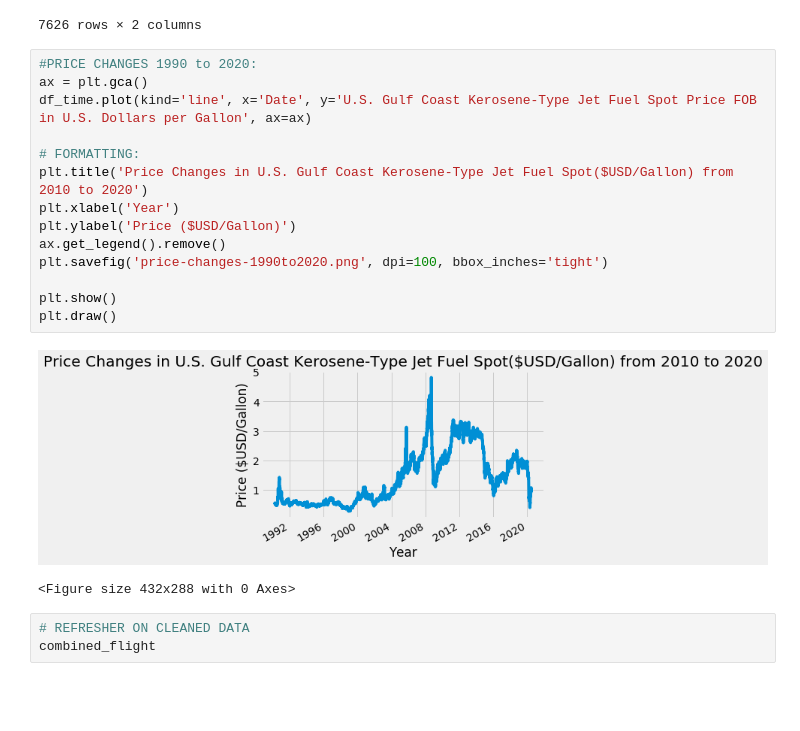
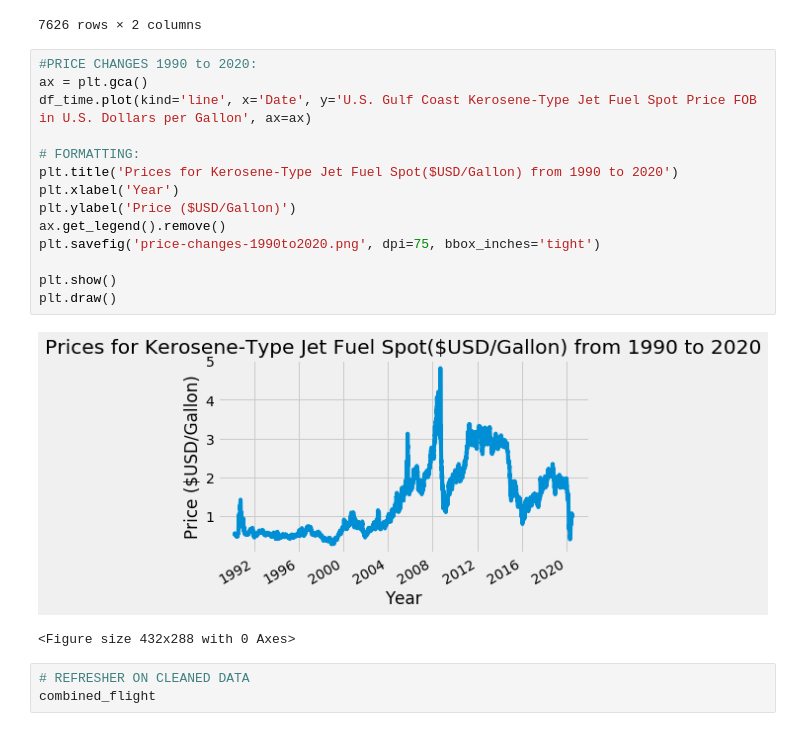
Before and after one commit to xsharonhe/cvt-scripts, a Jupyter notebook: project-intl-flight-tracking/effects of oil and gas/effect of gas and oil on flight departures.ipynb, the cells around one changed output. Saved outputs shown, nothing was run; the diff lists cells and outputs as text; blank space fills up the shorter version.

Commit message:
Change visualization titles

```diff
--- a/project-intl-flight-tracking/effects of oil and gas/effect of gas and oil on flight departures.ipynb
+++ b/project-intl-flight-tracking/effects of oil and gas/effect of gas and oil on flight departures.ipynb
@@ -179,19 +179,19 @@ df_time
 # %%
 #PRICE CHANGES 1990 to 2020:
 ax = plt.gca()
 df_time.plot(kind='line', x='Date', y='U.S. Gulf Coast Kerosene-Type Jet Fuel Spot Price FOB in U.S. Dollars per Gallon', ax=ax)
 
 # FORMATTING:
-plt.title('Price Changes in U.S. Gulf Coast Kerosene-Type Jet Fuel Spot($USD/Gallon) from 2010 to 2020')
+plt.title('Prices for Kerosene-Type Jet Fuel Spot($USD/Gallon) from 1990 to 2020')
 plt.xlabel('Year')
 plt.ylabel('Price ($USD/Gallon)')
 ax.get_legend().remove()
-plt.savefig('price-changes-1990to2020.png', dpi=100, bbox_inches='tight')
+plt.savefig('price-changes-1990to2020.png', dpi=75, bbox_inches='tight')
 
 plt.show()
 plt.draw()
 # %% [output]
-[figure, old version]
+[figure, new version]
 <Figure size 432x288 with 0 Axes>
 # %%
 # REFRESHER ON CLEANED DATA
```
Also changed, not shown: 1 other file.
